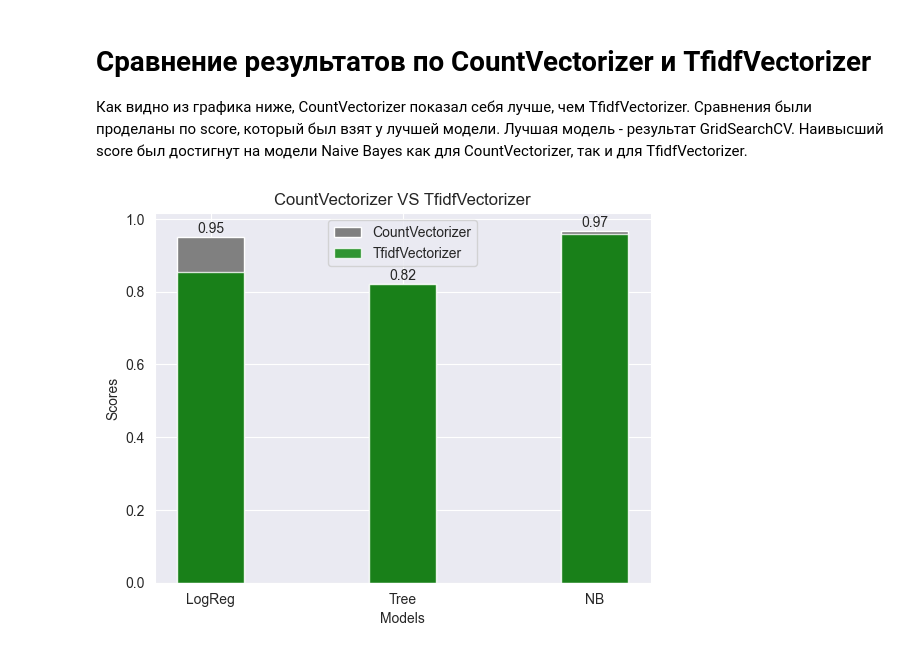
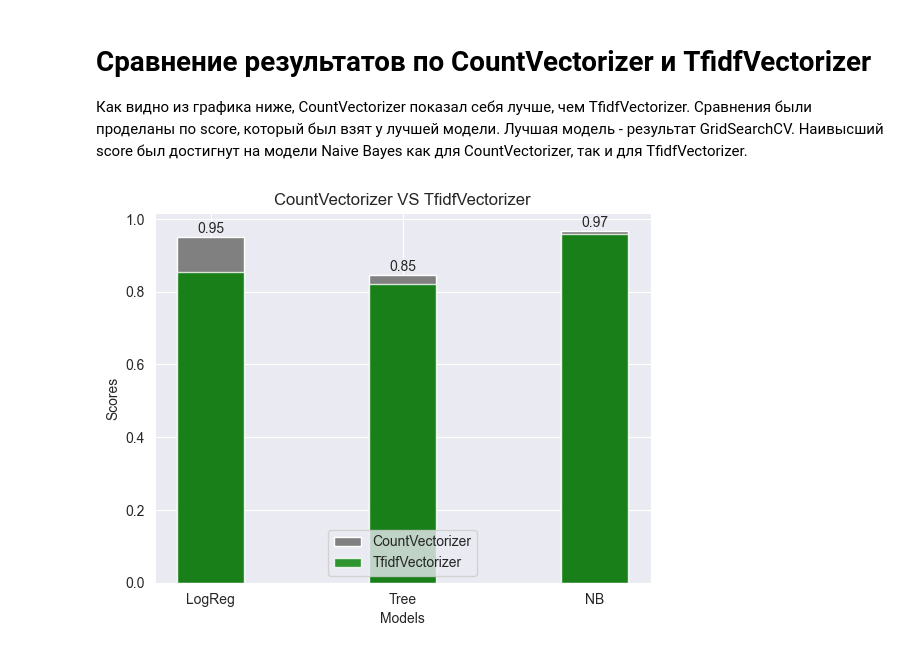
Before and after one commit to Kattarinea/NLP, a Jupyter notebook: task_2.ipynb, the cells around one changed output. Cells and saved outputs as stored; diff of their text form; code cells hidden in the pictures.

```diff
--- a/task_2.ipynb
+++ b/task_2.ipynb
@@ -827,25 +795,25 @@ plt.show()
 # %%
 models = ['LogReg', 'Tree', 'NB']
 df_compare = pd.DataFrame({'model': models, 'CountVectorizer': data_pred, 'TfidfVectorizer': data_pred_tfidf})
 fig, ax = plt.subplots()
 bar_width = 0.35
 
 CountVectorizer_diagram = ax.bar(df_compare['model'], df_compare['CountVectorizer'], bar_width, label='CountVectorizer', color='grey')
 TfidfVectorizer_diagram = ax.bar(df_compare['model'], df_compare['TfidfVectorizer'], bar_width, label='TfidfVectorizer',
                                      color='green', alpha=0.8)
 
 ax.set_xlabel('Models')
 ax.set_ylabel('Scores')
 ax.set_title('CountVectorizer VS TfidfVectorizer')
-ax.legend(loc = 'upper center')
+ax.legend(loc = 'lower center')
 for i, rect in enumerate(CountVectorizer_diagram):
     height = rect.get_height()
 
     ax.annotate('{}'.format(round(height, 2)),
                 xy=(rect.get_x() + rect.get_width() / 2, height),
                 xytext=(0, 3),
                 textcoords="offset points",
                 ha='center')
 plt.show()
 # %% [output]
-[figure, old version]
+[figure, new version]
```
Also changed, not shown: parts of 22 cells of this notebook.
